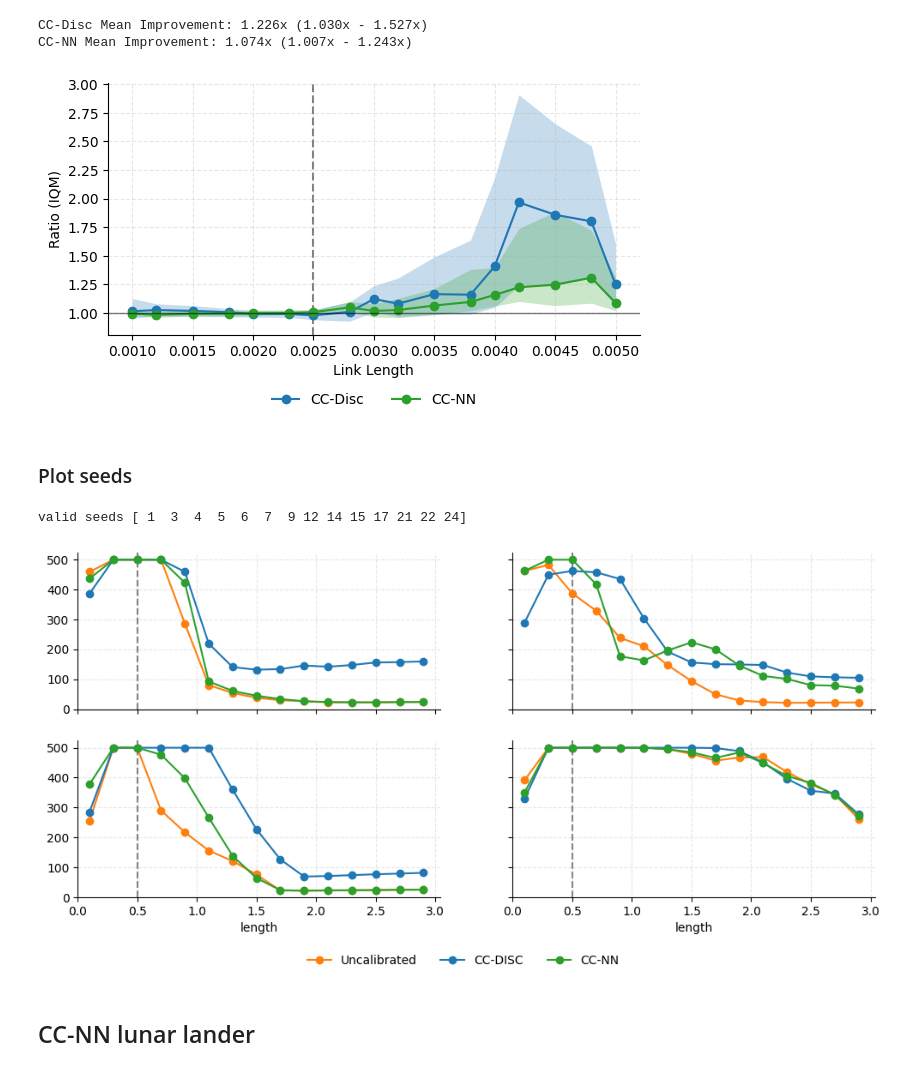
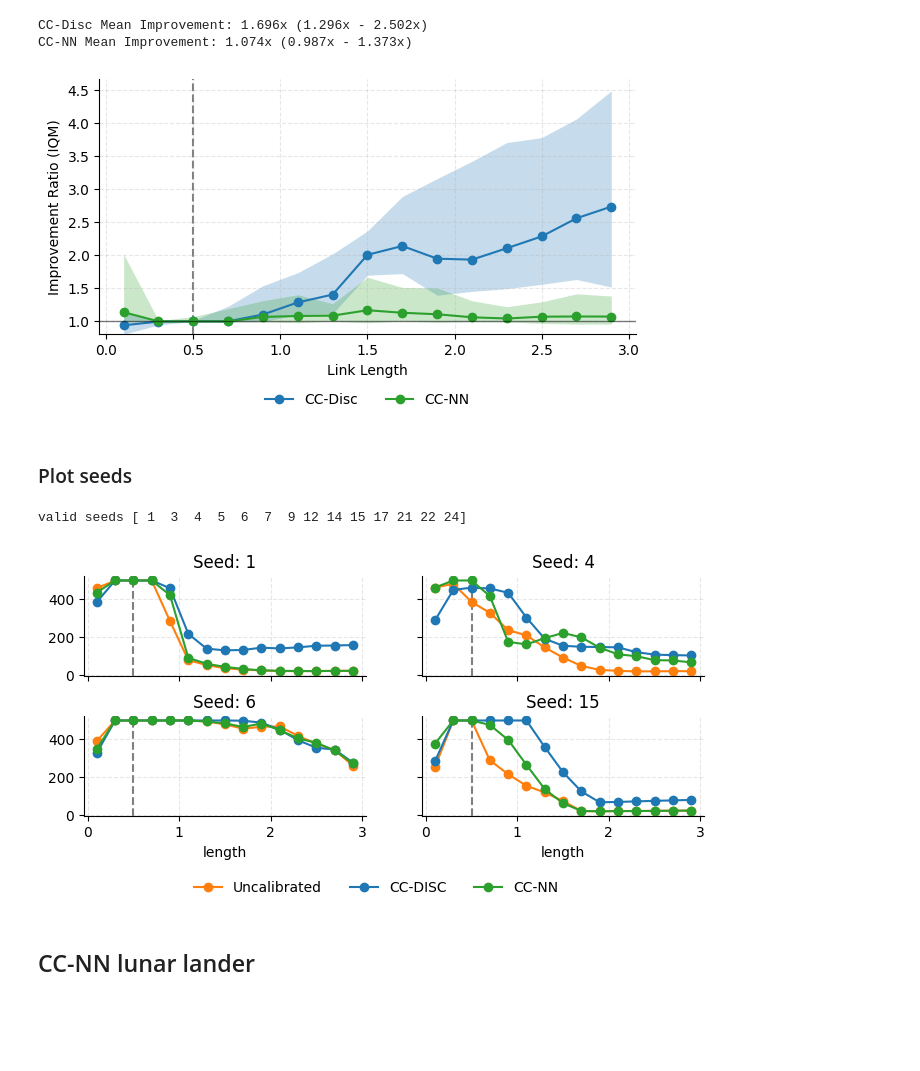
Before and after one commit to foty-hub/msc_thesis, a Jupyter notebook: notebooks/cartpole/final_plots.ipynb, the cells around one changed output. Cells and saved outputs as stored; diff of their text form; code cells hidden in the pictures; blank space fills up the shorter version.

```diff
--- a/notebooks/cartpole/final_plots.ipynb
+++ b/notebooks/cartpole/final_plots.ipynb
@@ -79,7 +79,7 @@ lunarlander_info = EnvInfo(
     min_return=0,
 )
 
-CFG = mountaincar_info
+CFG = cartpole_info
 # %%
 from functools import cache
 
@@ -307,9 +307,11 @@ def plot_improvement_curve(
     legend_title: str | None = None,
     ylim: tuple[float] = (0.75, 2.5),
     xlim: tuple[float] = (None, None),
+    plotname: str | None = None,
+    figsize: tuple[float, float] = (6, 3.5)
 ):
     fig, ax = plt.subplots(
-        figsize=(6, 3.5), layout="constrained"
+        figsize=figsize, layout="constrained"
     )  # or constrained_layout=True
     for algo in ratio_score:
         iqms = ratio_score[algo]
@@ -319,6 +321,8 @@ def plot_improvement_curve(
                 colour = "tab:blue"
             case "CC-NN":
                 colour = "tab:green"
+            case r'$|\hat{y} - y_\text{true}|$':
+                colour = 'tab:orange'
             case _:
                 colour = None
         ax.plot(xs, iqms, marker="o", label=algo, c=colour)
@@ -348,7 +352,9 @@ def plot_improvement_curve(
         # make room for the legend
         fig.subplots_adjust(bottom=0.28)
 
-    output_path = output_dir / "robustness_experiments" / f"{config.filename}_ratio.pdf"
+    plotname = plotname or config.filename
+
+    output_path = output_dir / "robustness_experiments" / f"{plotname}_ratio.pdf"
     plt.savefig(output_path)
     plt.show()
 
@@ -365,51 +371,48 @@ plot_improvement_curve(
     ylim=(0.81, None),
 )
 # %% [output]
-CC-Disc Mean Improvement: 1.226x (1.030x - 1.527x)
-CC-NN Mean Improvement: 1.074x (1.007x - 1.243x)
+CC-Disc Mean Improvement: 1.696x (1.296x - 2.502x)
+CC-NN Mean Improvement: 1.074x (0.987x - 1.373x)
-[figure, old version]
+[figure, new version]
 # %% [markdown]
 ### Plot seeds
 # %%
 # plot seeds on a grid
-param = "length"
-nominal_val = 0.5
-plot_name = "cartpole"
-
 fig, axes = plt.subplots(2, 2, figsize=(12, 6), sharex=True, sharey=True)
 seeds_df = df_filtered[df_filtered["agent_type"] == "DQN"]
 print("valid seeds", seeds_df["seed"].unique())
 cols = ["returns_noconf", "returns_conf", "returns_ccnn"]
-for ix, s in enumerate([1, 4, 15, 6]):
-    plot_df = seeds_df[seeds_df["seed"] == s].set_index(param)[cols]
+for ix, s in enumerate([1, 4, 6, 15]):
+    plot_df = seeds_df[seeds_df["seed"] == s].set_index(CFG.param)[cols]
     ax = axes[ix // 2, (ix % 2)]
     plot_df.plot(marker="o", ax=ax, legend=False, color=cmap)
-    ax.axvline(nominal_val, linestyle="--", color="k", zorder=0, alpha=0.5)
+    ax.axvline(CFG.nominal_val, linestyle="--", color="k", zorder=0, alpha=0.5)
     despine(ax)
     ax.grid(alpha=0.3, linestyle="--")
+    ax.set_title(f'Seed: {s}')
 
-axes[0, 0].set_xlim(0, None)
-axes[0, 0].set_ylim(0, None)
+# axes[0, 0].set_xlim(0, None)
+# axes[0, 0].set_ylim(0, None)
 
 handles, labels = [], []
 h, l = ax.get_legend_handles_labels()
 l = [label_names[lab] for lab in l]
 for hi, li in zip(h, l):
     if li not in labels:
         handles.append(hi)
         labels.append(li)
 
 # room for the legend under the figure
-fig.subplots_adjust(bottom=0.15, top=0.82)
+fig.subplots_adjust(bottom=0.22, top=0.82, hspace=0.4)
 
 # single legend below the figure laid out as a row
 fig.legend(handles, labels, loc="lower center", ncol=len(labels), frameon=False)
-output_path = output_dir / "robustness_experiments" / f"{plot_name}_seeds.pdf"
+output_path = output_dir / "robustness_experiments" / f"{CFG.filename}_seeds.pdf"
 plt.savefig(output_path, bbox_inches="tight")
 plt.show()
 # %% [output]
 valid seeds [ 1  3  4  5  6  7  9 12 14 15 17 21 22 24]
-[figure, old version]
+[figure, new version]
 # %% [markdown]
 ## CC-NN lunar lander
 # %%
```
Also changed, not shown: parts of 9 cells of this notebook, 1 other file.
